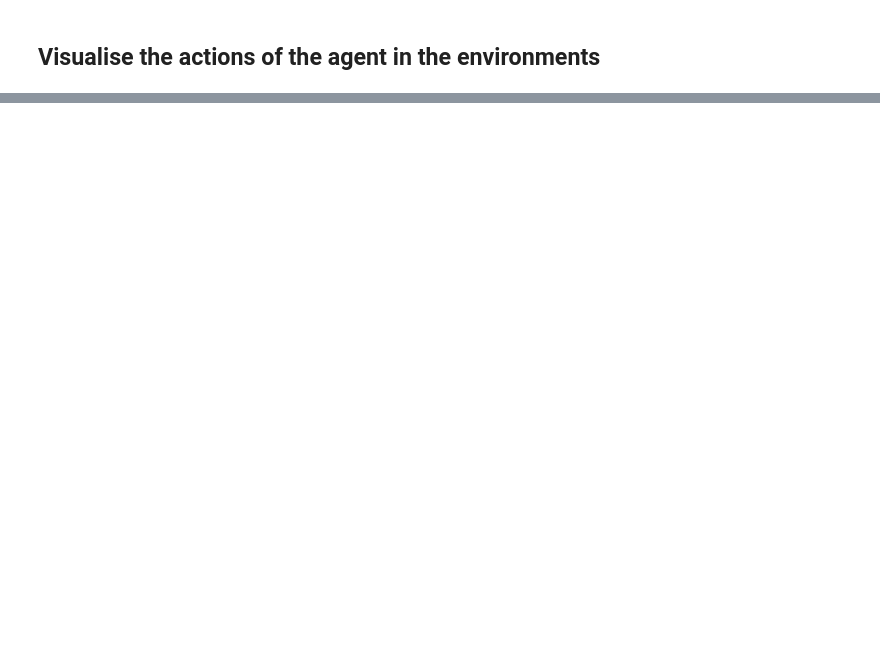
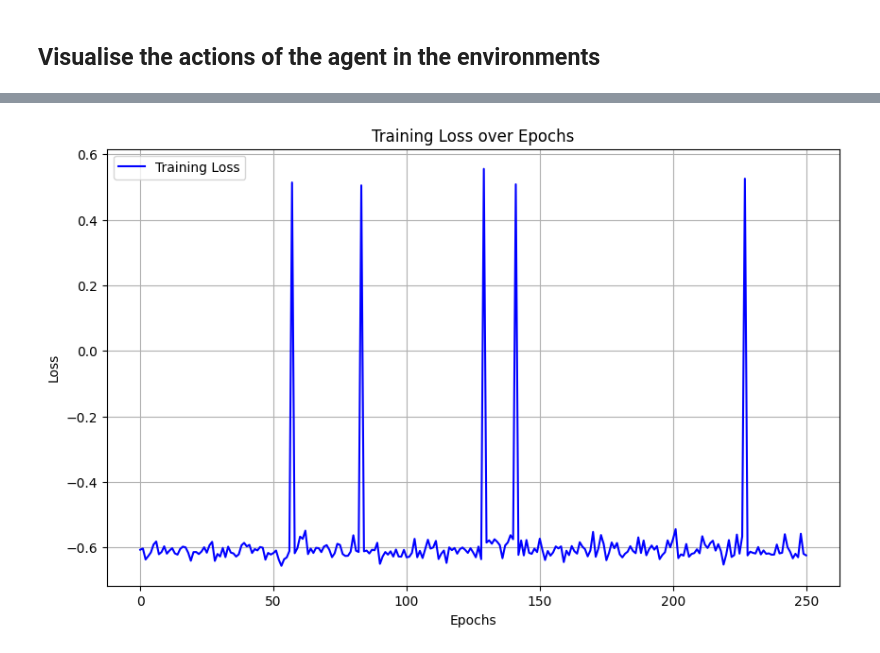
Before and after one commit to FinlayDuff/VRP-GYM-extension, a Jupyter notebook: experiments_sdp5.ipynb, the cells around one changed output, grey strips where cells are left out. Drawn from its saved outputs; the diff is of its cells as text; code cells hidden in the pictures; blank space fills up the shorter version.

```diff
--- a/experiments_sdp5.ipynb
+++ b/experiments_sdp5.ipynb
@@ -70,21 +81,23 @@ env.vid.close()
 # %%
 import pandas as pd
 import matplotlib.pyplot as plt
 
 # Load the CSV file
 csv_path = f"./train_logs/loss_log_santa_ff_{num_nodes}_{seed}.csv"
 data = pd.read_csv(csv_path)
 
 # Extract the 'Epoch' and 'Loss' columns
 epochs = data['Epoch']
-loss = abs(data['Loss'])*-1
+loss = data['Loss']
 
 # Create the plot
 plt.figure(figsize=(10, 6))
-plt.plot(epochs, loss, label='Training Loss', color='blue', marker='o')
+plt.plot(epochs, loss, label='Training Loss', color='blue')
 plt.xlabel('Epochs')
 plt.ylabel('Loss')
 plt.title('Training Loss over Epochs')
 plt.legend()
 plt.grid(True)
 plt.show()
+# %% [output]
+[figure, added]
```
Also changed, not shown: parts of 5 cells of this notebook, 39 other files.
